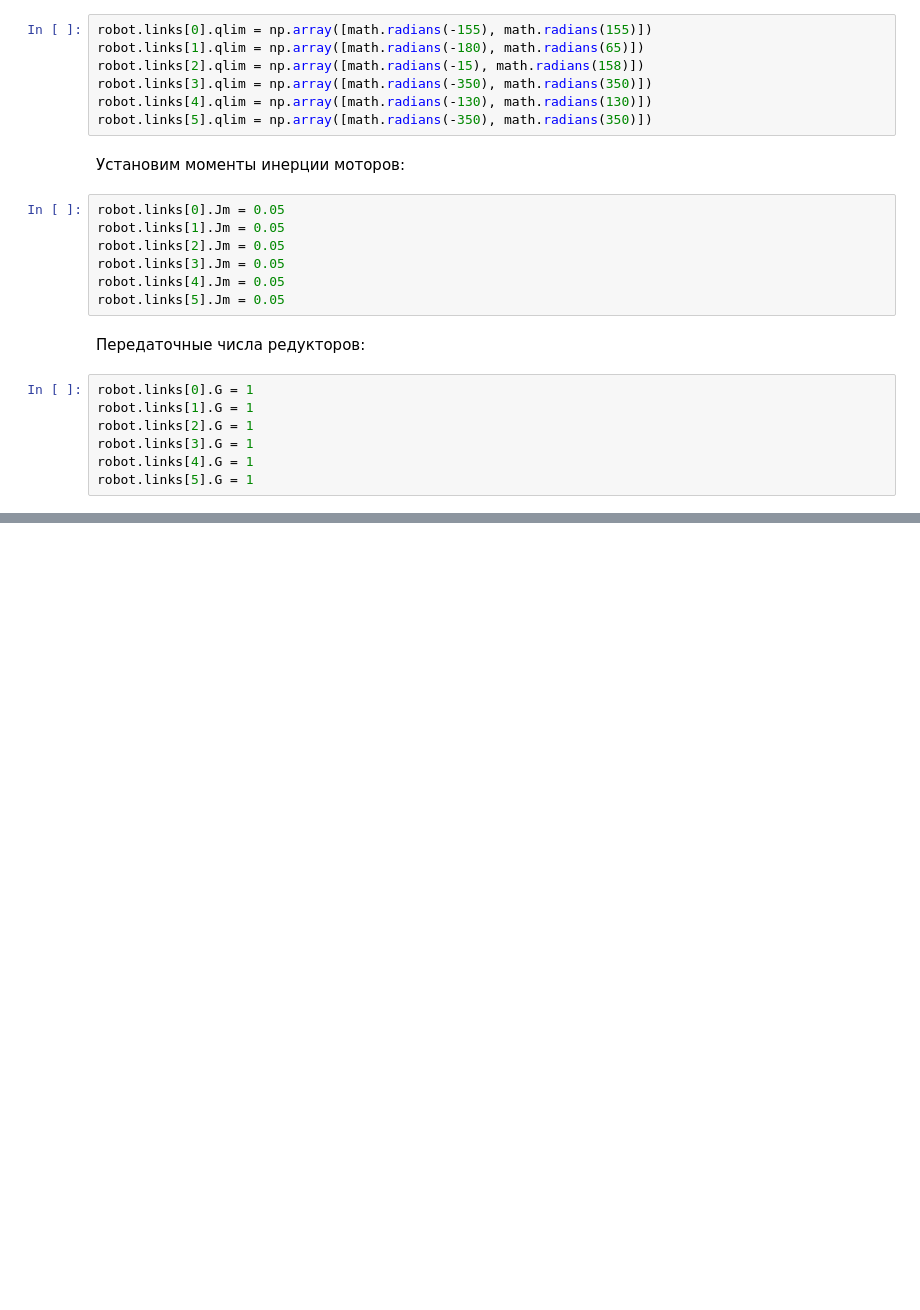
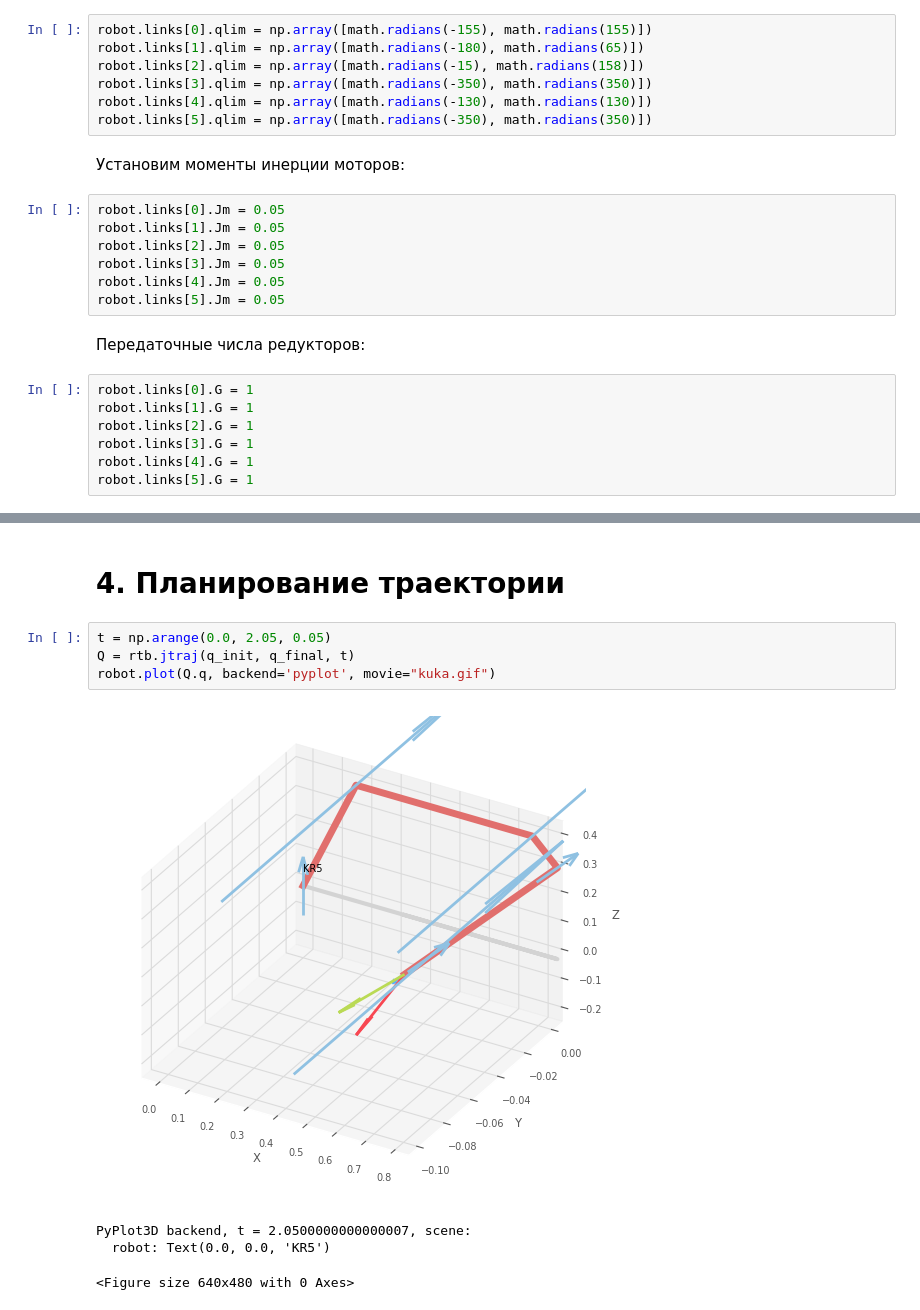
Before and after one commit to draftsquire/rmmc_2, a Jupyter notebook: lab1/Lab1.ipynb, the cells around one changed output, grey strips where cells are left out. Drawn from its saved outputs; the diff is of its cells as text; blank space fills up the shorter version.

```diff
--- a/lab1/Lab1.ipynb
+++ b/lab1/Lab1.ipynb
@@ -112,0 +130,11 @@ PyPlot3D backend, t = 0.05, scene:
+# %% [markdown]
+# 4. Планирование траектории
+# %%
+t = np.arange(0.0, 2.05, 0.05)
+Q = rtb.jtraj(q_init, q_final, t)
+robot.plot(Q.q, backend='pyplot', movie="kuka.gif")
+# %% [output]
+[figure, added]
+PyPlot3D backend, t = 2.0500000000000007, scene:
+  robot: Text(0.0, 0.0, 'KR5')
+<Figure size 640x480 with 0 Axes>
```
Also changed, not shown: parts of 16 cells of this notebook.
